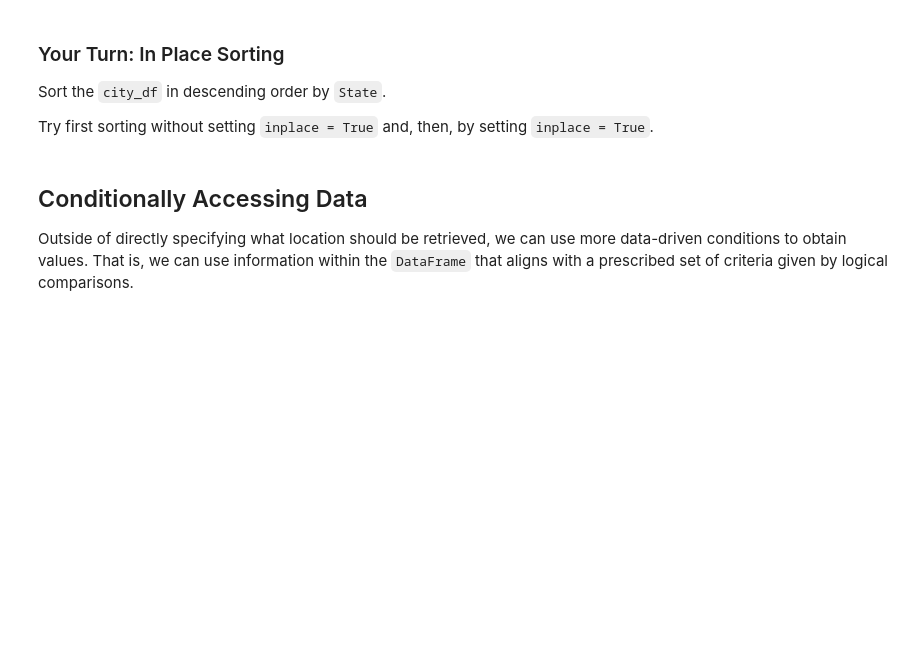
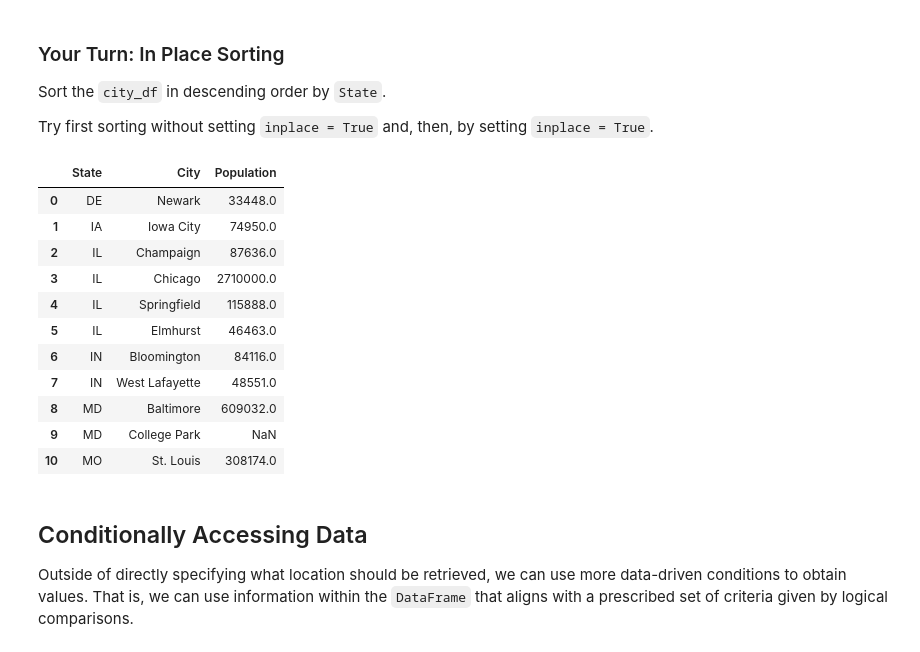
Before and after one commit to BrianLearnsToCode/Workshop-02, a Jupyter notebook: 1a_DataWrangling.ipynb, the cells around one changed output. Saved outputs shown, nothing was run; the diff lists cells and outputs as text; code cells hidden in the pictures; blank space fills up the shorter version.

```diff
--- a/1a_DataWrangling.ipynb
+++ b/1a_DataWrangling.ipynb
@@ -684,3 +822,20 @@ Try first sorting without setting `inplace = True` and, then, by setting `inplac
+# %%
+city_df.sort_values(by = 'State',ascending = True, inplace = True, ignore_index = True)
+# %%
+city_df
+# %% [output]
+|  | State | City | Population |
+| 0 | DE | Newark | 33448.0 |
+| 1 | IA | Iowa City | 74950.0 |
+| 2 | IL | Champaign | 87636.0 |
+| 3 | IL | Chicago | 2710000.0 |
+| 4 | IL | Springfield | 115888.0 |
+| 5 | IL | Elmhurst | 46463.0 |
+| 6 | IN | Bloomington | 84116.0 |
+| 7 | IN | West Lafayette | 48551.0 |
+| 8 | MD | Baltimore | 609032.0 |
+| 9 | MD | College Park | NaN |
+| 10 | MO | St. Louis | 308174.0 |
 # %% [markdown]
 ## Conditionally Accessing Data
 
```
Also changed, not shown: parts of 34 cells of this notebook, 4 other files.
